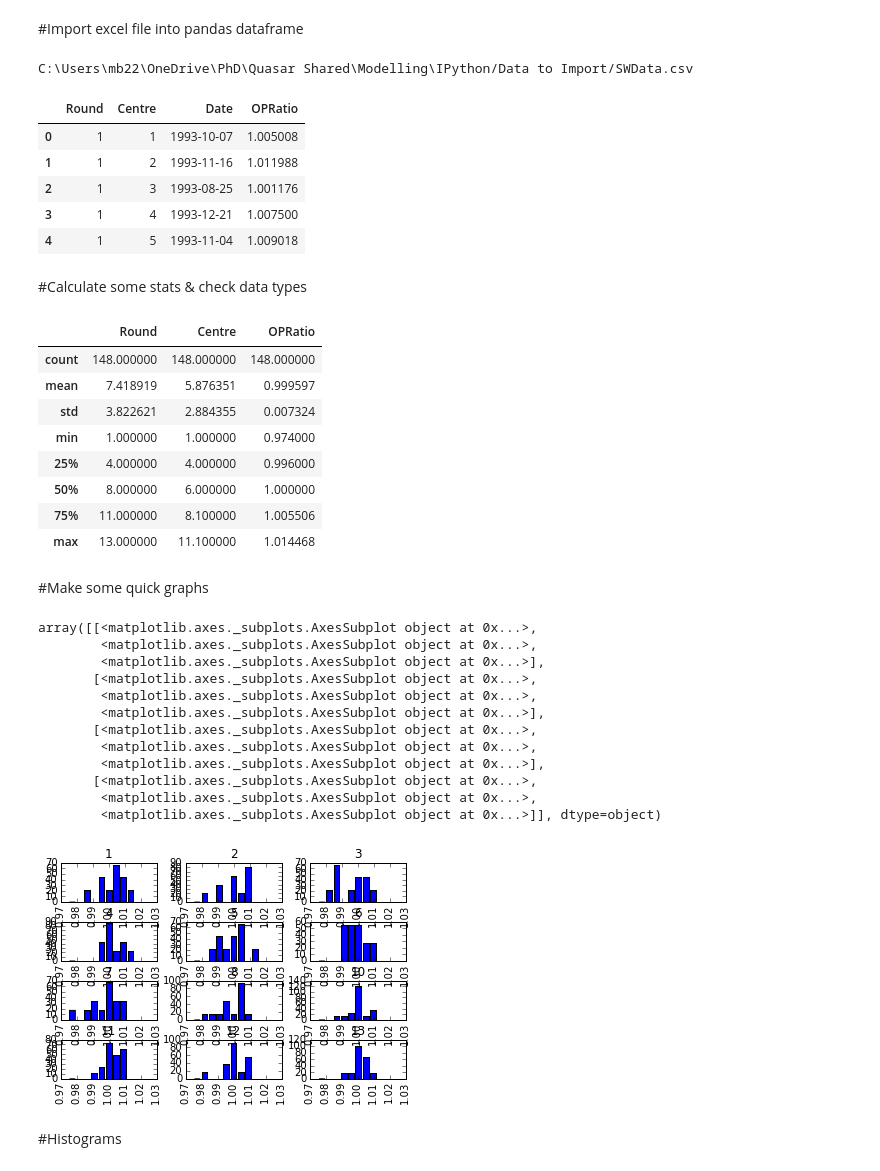
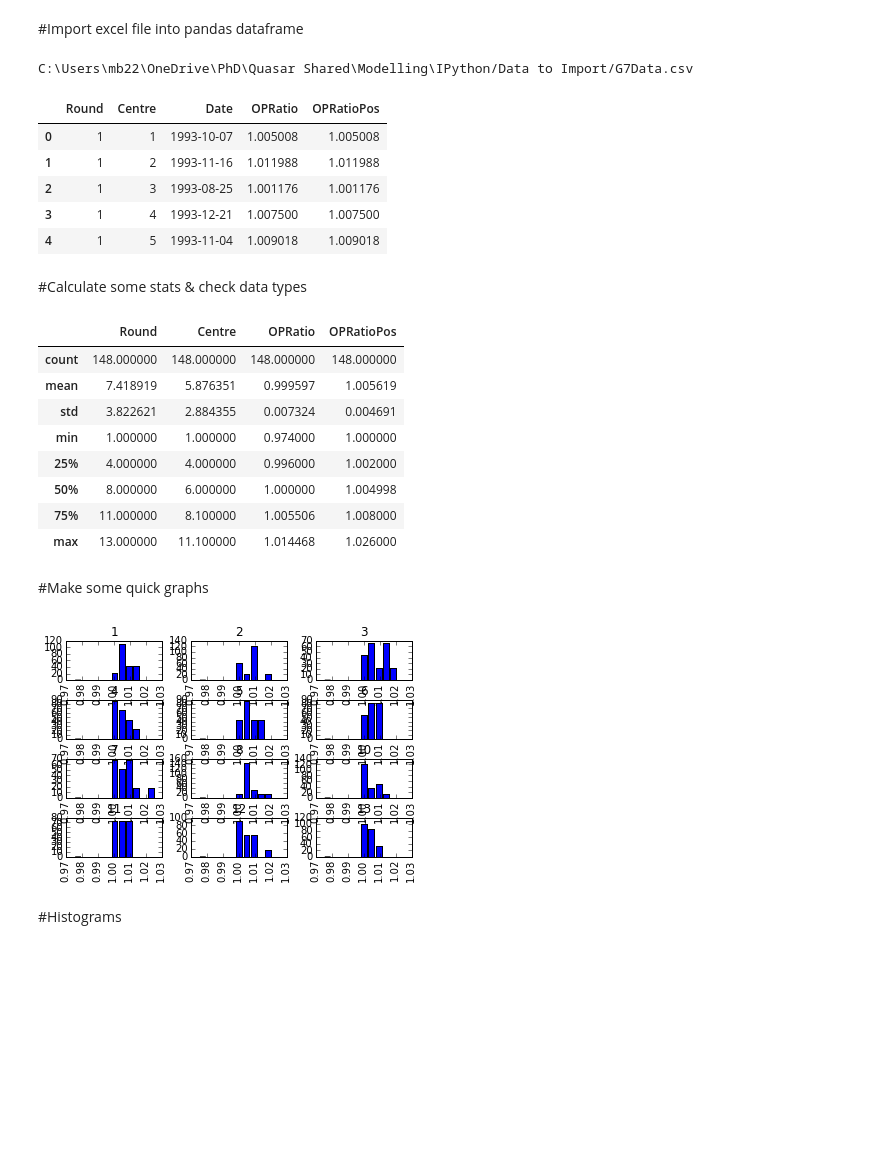
Before and after one commit to mbolt01/InitialCode, a Jupyter notebook: Data Plots - Group7.ipynb, the cells around one changed output. Drawn from its saved outputs; the diff is of its cells as text; code cells hidden in the pictures; blank space fills up the shorter version.

Commit message:
updated TCP plot so inline and added G7 abs(OP) option

```diff
--- a/Data Plots - Group7.ipynb
+++ b/Data Plots - Group7.ipynb
@@ -1,3 +3,6 @@
+# %%
+#name = 'OPRatio'
+name = 'OPRatioPos'
 # %%
 import numpy as np
 import pandas as pd
@@ -19,7 +24,7 @@ Set file to look at containing data
 # %%
 #mainpath = 'C:/Users/mb22/OneDrive/PhD/Quasar Shared/'
 #filepath = 'Data/NPL_Table_All.xlsx'
-filepath = 'Data to Import/SWData.csv'
+filepath = 'Data to Import/G7Data.csv'
 
 #fullpath=mainpath+filepath
 fullpath=cwd+'/'+filepath # use if need to specify full path for some reason.
@@ -28,13 +33,13 @@ print(fullpath) #note forward and backward slashes in output
 g7 = pd.read_csv(filepath, parse_dates=['Date'])
 g7.head()
 # %% [output]
-C:\Users\mb22\OneDrive\PhD\Quasar Shared\Modelling\IPython/Data to Import/SWData.csv
+C:\Users\mb22\OneDrive\PhD\Quasar Shared\Modelling\IPython/Data to Import/G7Data.csv
-|  | Round | Centre | Date | OPRatio |
-| 0 | 1 | 1 | 1993-10-07 | 1.005008 |
-| 1 | 1 | 2 | 1993-11-16 | 1.011988 |
-| 2 | 1 | 3 | 1993-08-25 | 1.001176 |
-| 3 | 1 | 4 | 1993-12-21 | 1.007500 |
-| 4 | 1 | 5 | 1993-11-04 | 1.009018 |
+|  | Round | Centre | Date | OPRatio | OPRatioPos |
+| 0 | 1 | 1 | 1993-10-07 | 1.005008 | 1.005008 |
+| 1 | 1 | 2 | 1993-11-16 | 1.011988 | 1.011988 |
+| 2 | 1 | 3 | 1993-08-25 | 1.001176 | 1.001176 |
+| 3 | 1 | 4 | 1993-12-21 | 1.007500 | 1.007500 |
+| 4 | 1 | 5 | 1993-11-04 | 1.009018 | 1.009018 |
 # %% [markdown]
 #Calculate some stats & check data types
 # %%
@@ -48,40 +53,30 @@ g7.dtypes
 
 g7.describe()
 # %% [output]
-|  | Round | Centre | OPRatio |
-| count | 148.000000 | 148.000000 | 148.000000 |
-| mean | 7.418919 | 5.876351 | 0.999597 |
-| std | 3.822621 | 2.884355 | 0.007324 |
-| min | 1.000000 | 1.000000 | 0.974000 |
-| 25% | 4.000000 | 4.000000 | 0.996000 |
-| 50% | 8.000000 | 6.000000 | 1.000000 |
-| 75% | 11.000000 | 8.100000 | 1.005506 |
-| max | 13.000000 | 11.100000 | 1.014468 |
+|  | Round | Centre | OPRatio | OPRatioPos |
+| count | 148.000000 | 148.000000 | 148.000000 | 148.000000 |
+| mean | 7.418919 | 5.876351 | 0.999597 | 1.005619 |
+| std | 3.822621 | 2.884355 | 0.007324 | 0.004691 |
+| min | 1.000000 | 1.000000 | 0.974000 | 1.000000 |
+| 25% | 4.000000 | 4.000000 | 0.996000 | 1.002000 |
+| 50% | 8.000000 | 6.000000 | 1.000000 | 1.004998 |
+| 75% | 11.000000 | 8.100000 | 1.005506 | 1.008000 |
+| max | 13.000000 | 11.100000 | 1.014468 | 1.026000 |
 # %% [markdown]
 #Make some quick graphs
 # %%
 from decimal import * # decimal means that more exact maths can be done with a specified precision.
 getcontext().prec = 28
 range_lower = Decimal('0.975')
 range_upper = Decimal('1.025')
 bin_width = Decimal('0.005')
 number_bins = (range_upper-range_lower)/bin_width + 1
 
-g7['OPRatio'].hist(by=g7['Round'], normed=True, bins=11, range=(0.975,1.025), rwidth=0.8) #simple auto plot in a grid
+g7[name].hist(by=g7['Round'], normed=True, bins=11, range=(0.975,1.025), rwidth=0.8) #simple auto plot in a grid
+
+plt.show()
 # %% [output]
-array([[<matplotlib.axes._subplots.AxesSubplot object at 0x...>,
-        <matplotlib.axes._subplots.AxesSubplot object at 0x...>,
-        <matplotlib.axes._subplots.AxesSubplot object at 0x...>],
-       [<matplotlib.axes._subplots.AxesSubplot object at 0x...>,
-        <matplotlib.axes._subplots.AxesSubplot object at 0x...>,
-        <matplotlib.axes._subplots.AxesSubplot object at 0x...>],
-       [<matplotlib.axes._subplots.AxesSubplot object at 0x...>,
-        <matplotlib.axes._subplots.AxesSubplot object at 0x...>,
-        <matplotlib.axes._subplots.AxesSubplot object at 0x...>],
-       [<matplotlib.axes._subplots.AxesSubplot object at 0x...>,
-        <matplotlib.axes._subplots.AxesSubplot object at 0x...>,
-        <matplotlib.axes._subplots.AxesSubplot object at 0x...>]], dtype=object)
-[figure, old version]
+[figure, new version]
 # %% [markdown]
 #Histograms
 # %% [markdown]
```
Also changed, not shown: parts of 11 cells of this notebook, 2 other files.
